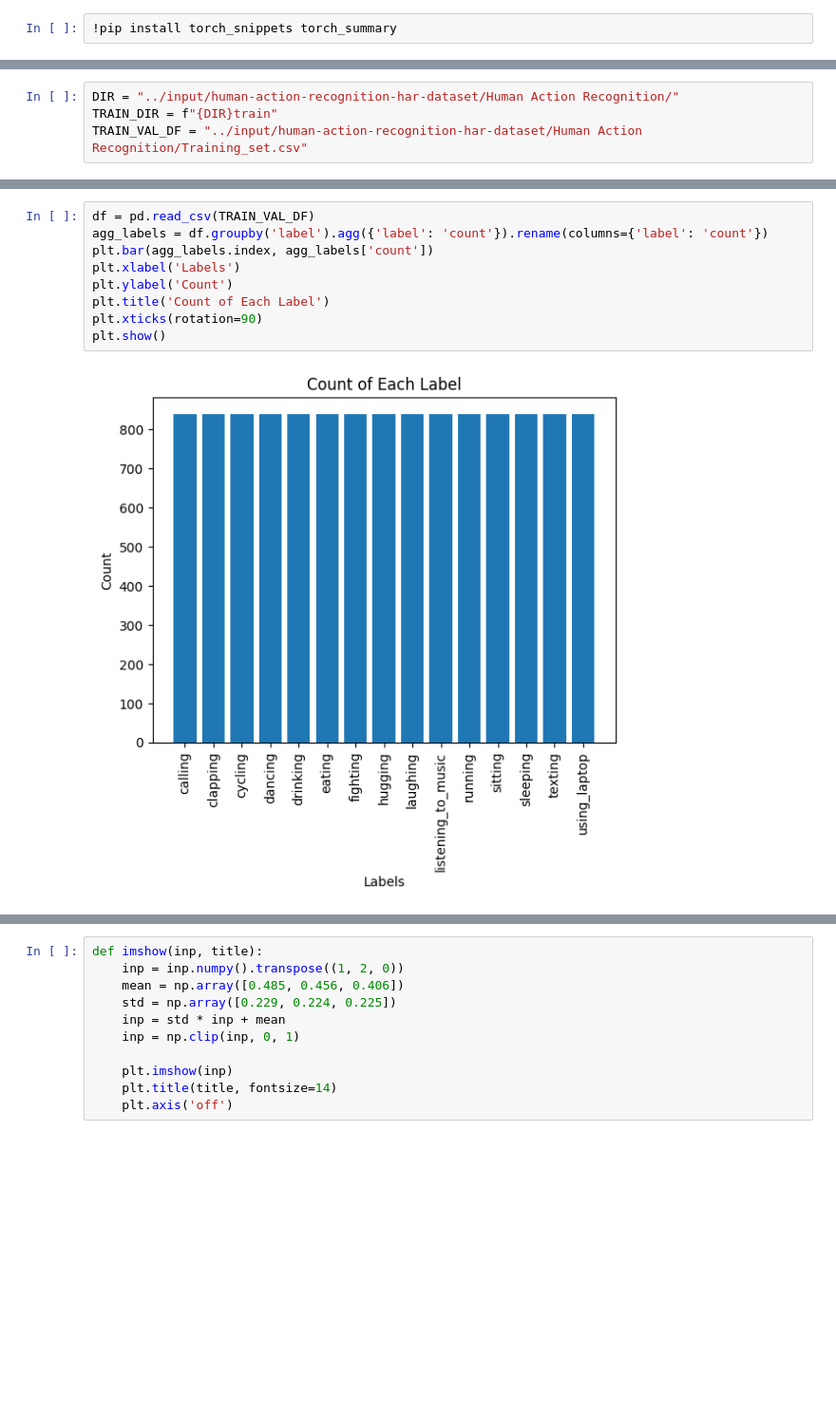
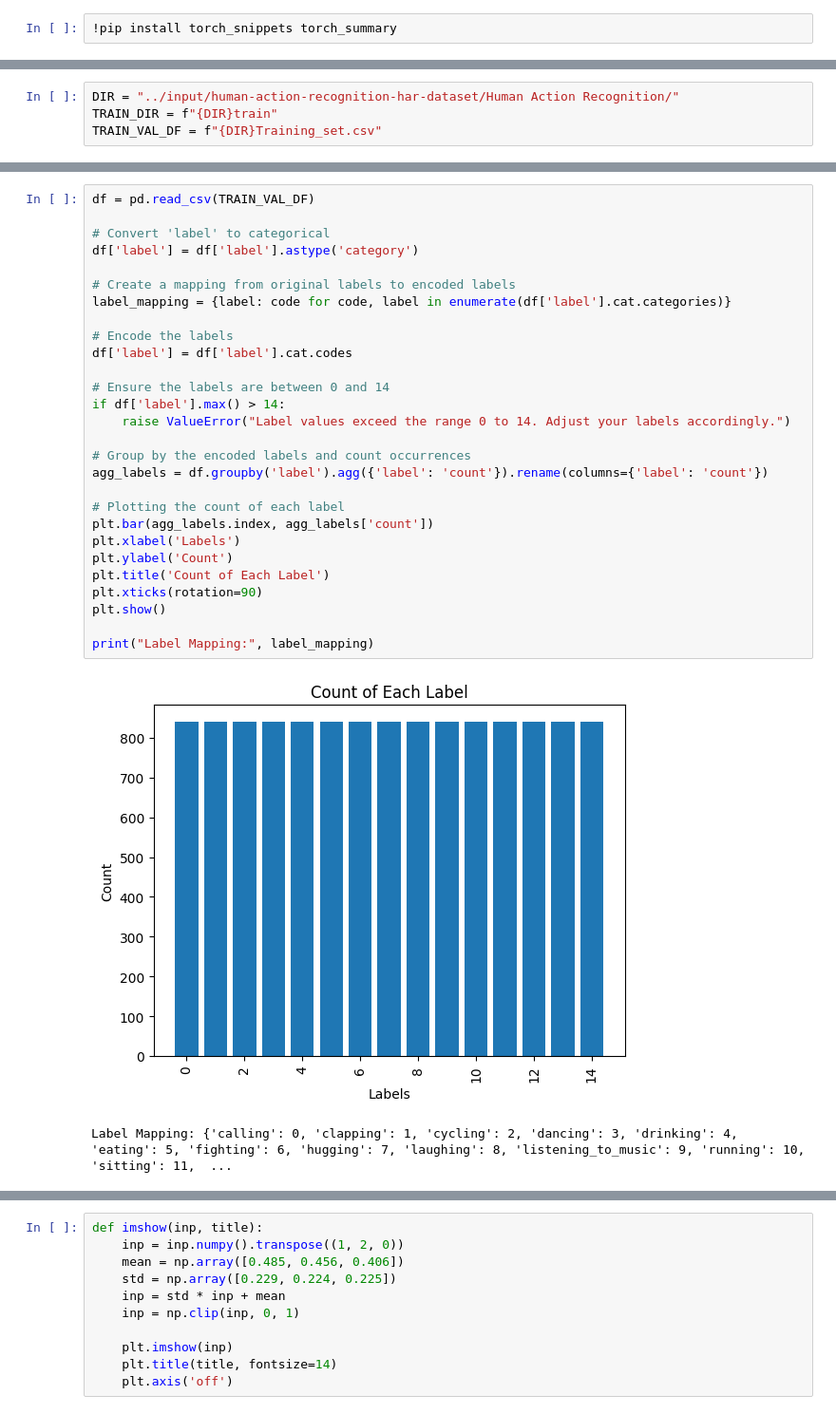
Before and after one commit to namanraiyani/HumanActivityRecognition, a Jupyter notebook: human-activity-recognition.ipynb, the cells around one changed output, grey strips where cells are left out. Shown: that part at 95% size. Saved outputs shown, nothing was run; the diff lists cells and outputs as text; blank space fills up the shorter version.

Commit message:
Kaggle Notebook | Human Activity Recognition | Version 2

```diff
--- a/human-activity-recognition.ipynb
+++ b/human-activity-recognition.ipynb
@@ -41,4 +44,4 @@ device
 # %%
 DIR = "../input/human-action-recognition-har-dataset/Human Action Recognition/"
 TRAIN_DIR = f"{DIR}train"
-TRAIN_VAL_DF = "../input/human-action-recognition-har-dataset/Human Action Recognition/Training_set.csv"
+TRAIN_VAL_DF = f"{DIR}Training_set.csv"
@@ -45,11 +81,31 @@ TRAIN_VAL_DF = "../input/human-action-recognition-har-dataset/Human Action Recog
 # %%
 df = pd.read_csv(TRAIN_VAL_DF)
+
+# Convert 'label' to categorical
+df['label'] = df['label'].astype('category')
+
+# Create a mapping from original labels to encoded labels
+label_mapping = {label: code for code, label in enumerate(df['label'].cat.categories)}
+
+# Encode the labels
+df['label'] = df['label'].cat.codes
+
+# Ensure the labels are between 0 and 14
+if df['label'].max() > 14:
+    raise ValueError("Label values exceed the range 0 to 14. Adjust your labels accordingly.")
+
+# Group by the encoded labels and count occurrences
 agg_labels = df.groupby('label').agg({'label': 'count'}).rename(columns={'label': 'count'})
+
+# Plotting the count of each label
 plt.bar(agg_labels.index, agg_labels['count'])
 plt.xlabel('Labels')
 plt.ylabel('Count')
 plt.title('Count of Each Label')
 plt.xticks(rotation=90)
 plt.show()
+
+print("Label Mapping:", label_mapping)
 # %% [output]
-[figure, old version]
+[figure, new version]
+Label Mapping: {'calling': 0, 'clapping': 1, 'cycling': 2, 'dancing': 3, 'drinking': 4, 'eating': 5, 'fighting': 6, 'hugging': 7, 'laughing': 8, 'listening_to_music': 9, 'running': 10, 'sitting': 11,  ...
```
Also changed, not shown: parts of 23 cells of this notebook.
